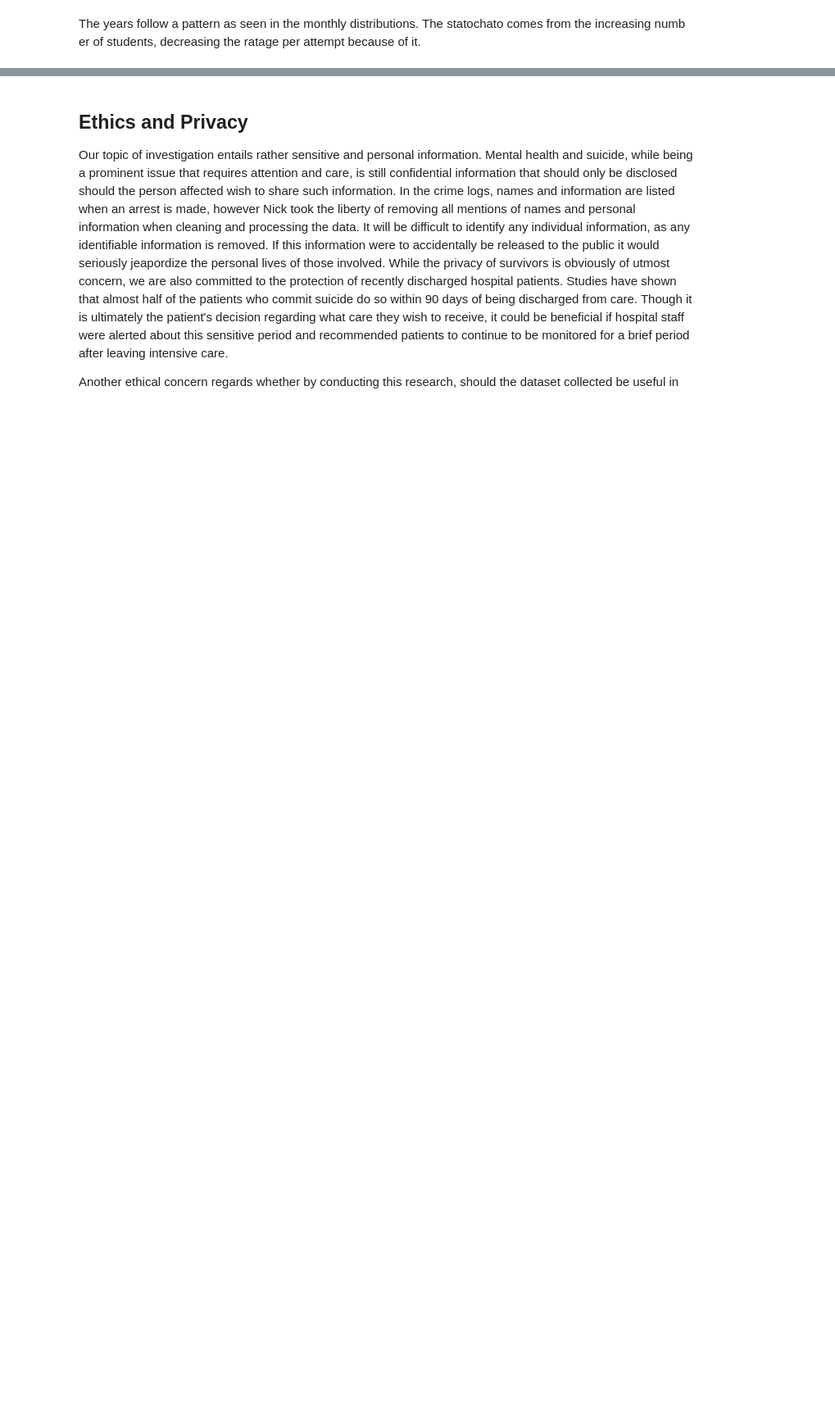
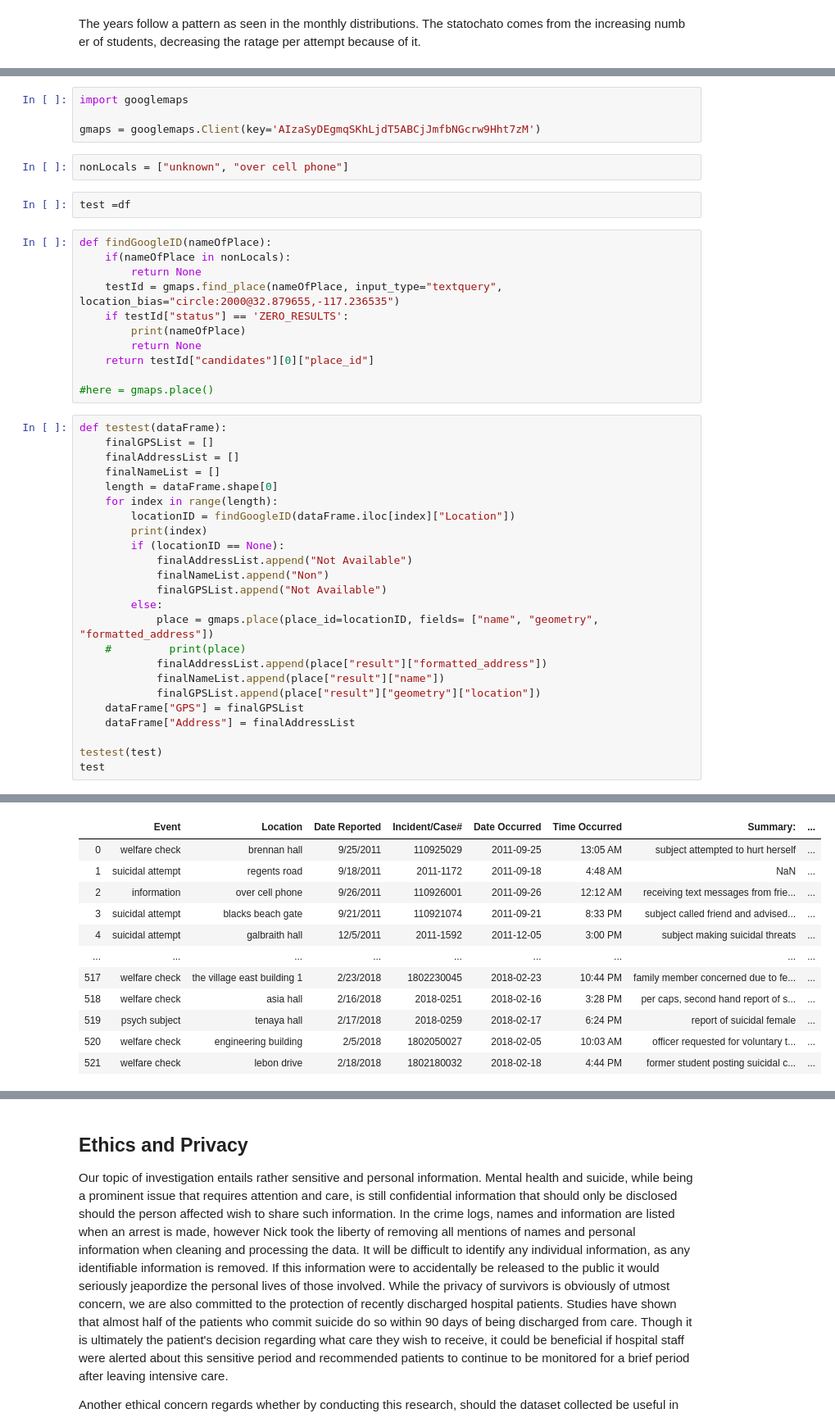
Before and after one commit to byungheon-jeong/CrimeAttemptsOnUCSD, a Jupyter notebook: suicideAttempts.ipynb, the cells around one changed output, grey strips where cells are left out. Shown at 82% size. Drawn from its saved outputs; the diff is of its cells as text; blank space fills up the shorter version.

```diff
--- a/suicideAttempts.ipynb
+++ b/suicideAttempts.ipynb
@@ -443,0 +464,44 @@ The years follow a pattern as seen in the monthly distributions. The statochato
+# %%
+import googlemaps
+
+gmaps = googlemaps.Client(key='AIzaSyDEgmqSKhLjdT5ABCjJmfbNGcrw9Hht7zM')
+# %%
+nonLocals = ["unknown", "over cell phone"]
+# %%
+test =df
+# %%
+def findGoogleID(nameOfPlace):
+    if(nameOfPlace in nonLocals):
+        return None
+    testId = gmaps.find_place(nameOfPlace, input_type="textquery", location_bias="circle:2000@32.879655,-117.236535")
+    if testId["status"] == 'ZERO_RESULTS':
+        print(nameOfPlace)
+        return None
+    return testId["candidates"][0]["place_id"]
+
+#here = gmaps.place()
+# %%
+def testest(dataFrame):
+    finalGPSList = []
+    finalAddressList = []
+    finalNameList = []
+    length = dataFrame.shape[0]
+    for index in range(length):
+        locationID = findGoogleID(dataFrame.iloc[index]["Location"])
+        print(index)
+        if (locationID == None):
+            finalAddressList.append("Not Available")
+            finalNameList.append("Non")
+            finalGPSList.append("Not Available")
+        else:
+            place = gmaps.place(place_id=locationID, fields= ["name", "geometry", "formatted_address"])
+    #         print(place)
+            finalAddressList.append(place["result"]["formatted_address"])
+            finalNameList.append(place["result"]["name"])
+            finalGPSList.append(place["result"]["geometry"]["location"])
+    dataFrame["GPS"] = finalGPSList
+    dataFrame["Address"] = finalAddressList
+
+testest(test)
+test
+# %% [output]
@@ -443,0 +525,12 @@ The years follow a pattern as seen in the monthly distributions. The statochato
+|  | Event | Location | Date Reported | Incident/Case# | Date Occurred | Time Occurred | Summary: | ... |
+| 0 | welfare check | brennan hall | 9/25/2011 | 110925029 | 2011-09-25 | 13:05 AM | subject attempted to hurt herself | ... |
+| 1 | suicidal attempt | regents road | 9/18/2011 | 2011-1172 | 2011-09-18 | 4:48 AM | NaN | ... |
+| 2 | information | over cell phone | 9/26/2011 | 110926001 | 2011-09-26 | 12:12 AM | receiving text messages from frie... | ... |
+| 3 | suicidal attempt | blacks beach gate | 9/21/2011 | 110921074 | 2011-09-21 | 8:33 PM | subject called friend and advised... | ... |
+| 4 | suicidal attempt | galbraith hall | 12/5/2011 | 2011-1592 | 2011-12-05 | 3:00 PM | subject making suicidal threats | ... |
+| ... | ... | ... | ... | ... | ... | ... | ... | ... |
+| 517 | welfare check | the village east building 1 | 2/23/2018 | 1802230045 | 2018-02-23 | 10:44 PM | family member concerned due to fe... | ... |
+| 518 | welfare check | asia hall | 2/16/2018 | 2018-0251 | 2018-02-16 | 3:28 PM | per caps, second hand report of s... | ... |
+| 519 | psych subject | tenaya hall | 2/17/2018 | 2018-0259 | 2018-02-17 | 6:24 PM | report of suicidal female | ... |
+| 520 | welfare check | engineering building | 2/5/2018 | 1802050027 | 2018-02-05 | 10:03 AM | officer requested for voluntary t... | ... |
+| 521 | welfare check | lebon drive | 2/18/2018 | 1802180032 | 2018-02-18 | 4:44 PM | former student posting suicidal c... | ... |
```
Also changed, not shown: parts of 11 cells of this notebook.
